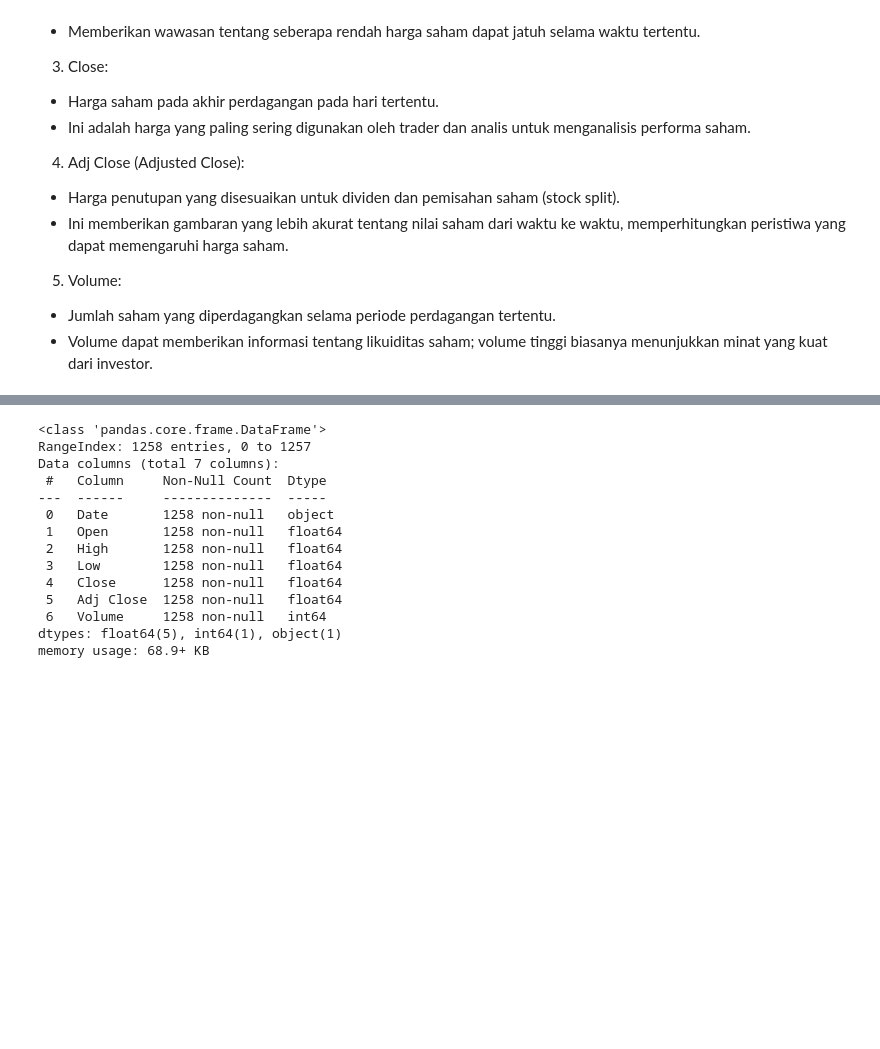
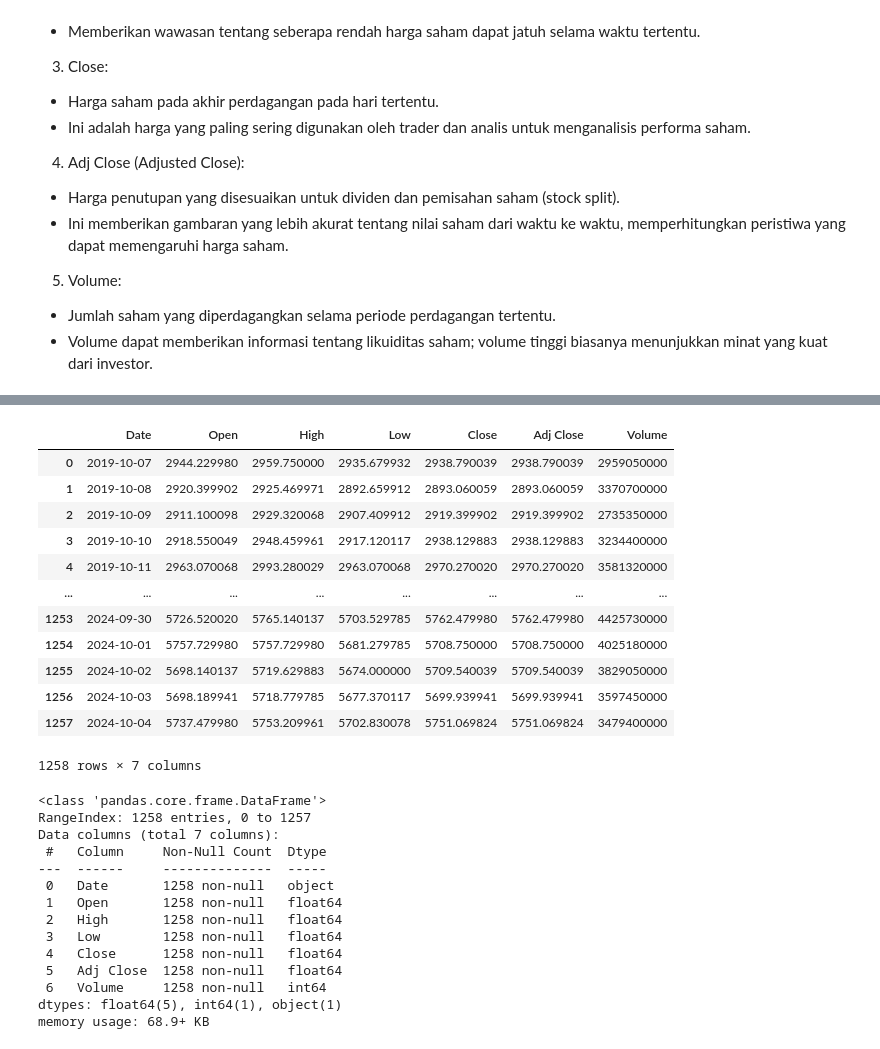
Before and after one commit to fadhilrezam/Time_Series_Forecasting_Stock_Market, a Jupyter notebook: notebooks/main.ipynb, the cells around one changed output, grey strips where cells are left out. Cells and saved outputs as stored; diff of their text form; code cells hidden in the pictures; blank space fills up the shorter version.

```diff
--- a/main.ipynb
+++ b/notebooks/main.ipynb
@@ -76,3 +69,19 @@ df.head()
+# %%
+df_gspc
+# %% [output]
+|  | Date | Open | High | Low | Close | Adj Close | Volume |
+| 0 | 2019-10-07 | 2944.229980 | 2959.750000 | 2935.679932 | 2938.790039 | 2938.790039 | 2959050000 |
+| 1 | 2019-10-08 | 2920.399902 | 2925.469971 | 2892.659912 | 2893.060059 | 2893.060059 | 3370700000 |
+| 2 | 2019-10-09 | 2911.100098 | 2929.320068 | 2907.409912 | 2919.399902 | 2919.399902 | 2735350000 |
+| 3 | 2019-10-10 | 2918.550049 | 2948.459961 | 2917.120117 | 2938.129883 | 2938.129883 | 3234400000 |
+| 4 | 2019-10-11 | 2963.070068 | 2993.280029 | 2963.070068 | 2970.270020 | 2970.270020 | 3581320000 |
+| ... | ... | ... | ... | ... | ... | ... | ... |
+| 1253 | 2024-09-30 | 5726.520020 | 5765.140137 | 5703.529785 | 5762.479980 | 5762.479980 | 4425730000 |
+| 1254 | 2024-10-01 | 5757.729980 | 5757.729980 | 5681.279785 | 5708.750000 | 5708.750000 | 4025180000 |
+| 1255 | 2024-10-02 | 5698.140137 | 5719.629883 | 5674.000000 | 5709.540039 | 5709.540039 | 3829050000 |
+| 1256 | 2024-10-03 | 5698.189941 | 5718.779785 | 5677.370117 | 5699.939941 | 5699.939941 | 3597450000 |
+| 1257 | 2024-10-04 | 5737.479980 | 5753.209961 | 5702.830078 | 5751.069824 | 5751.069824 | 3479400000 |
+1258 rows × 7 columns
 # %%
 df.info()
 # %% [output]
```
Also changed, not shown: parts of 13 cells of this notebook, 7 other files.
